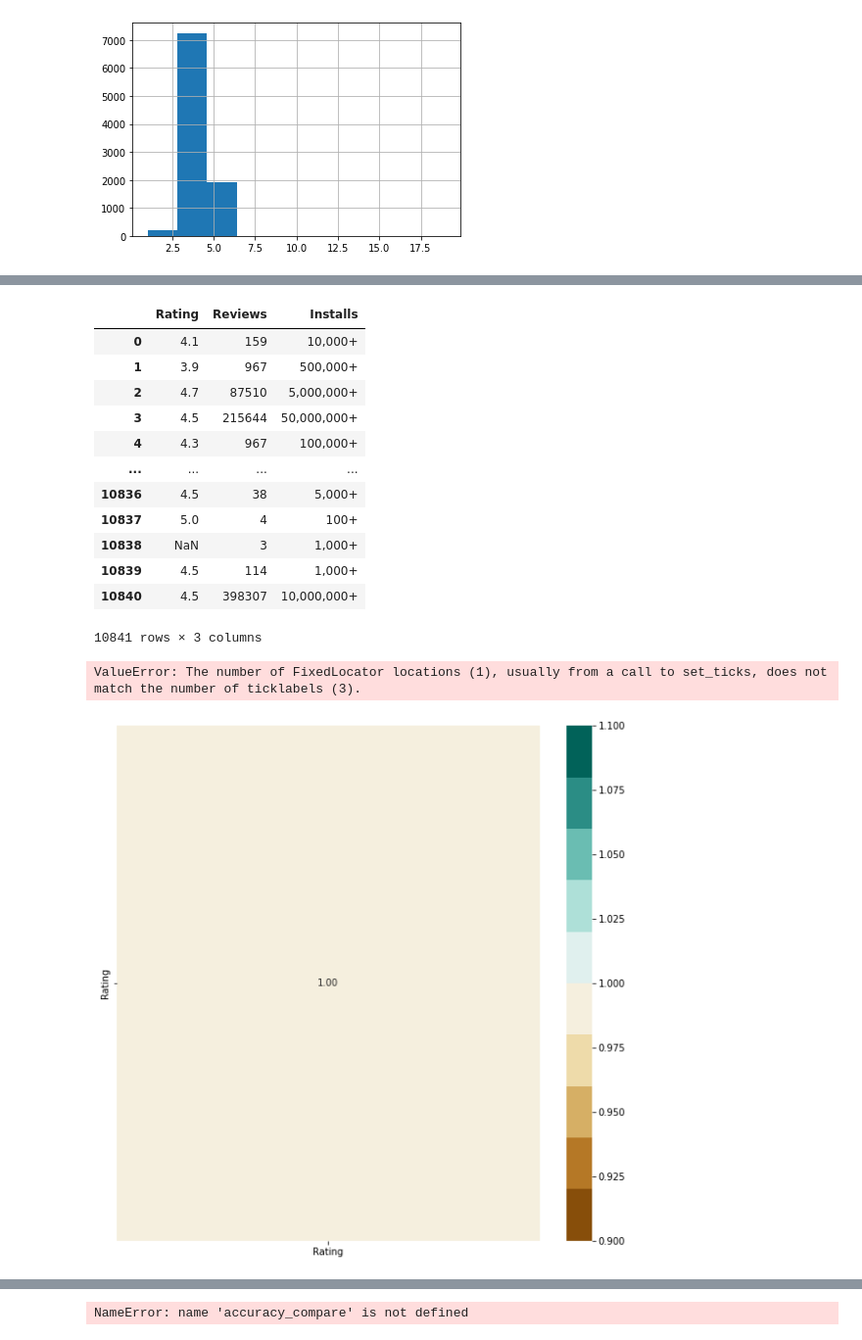
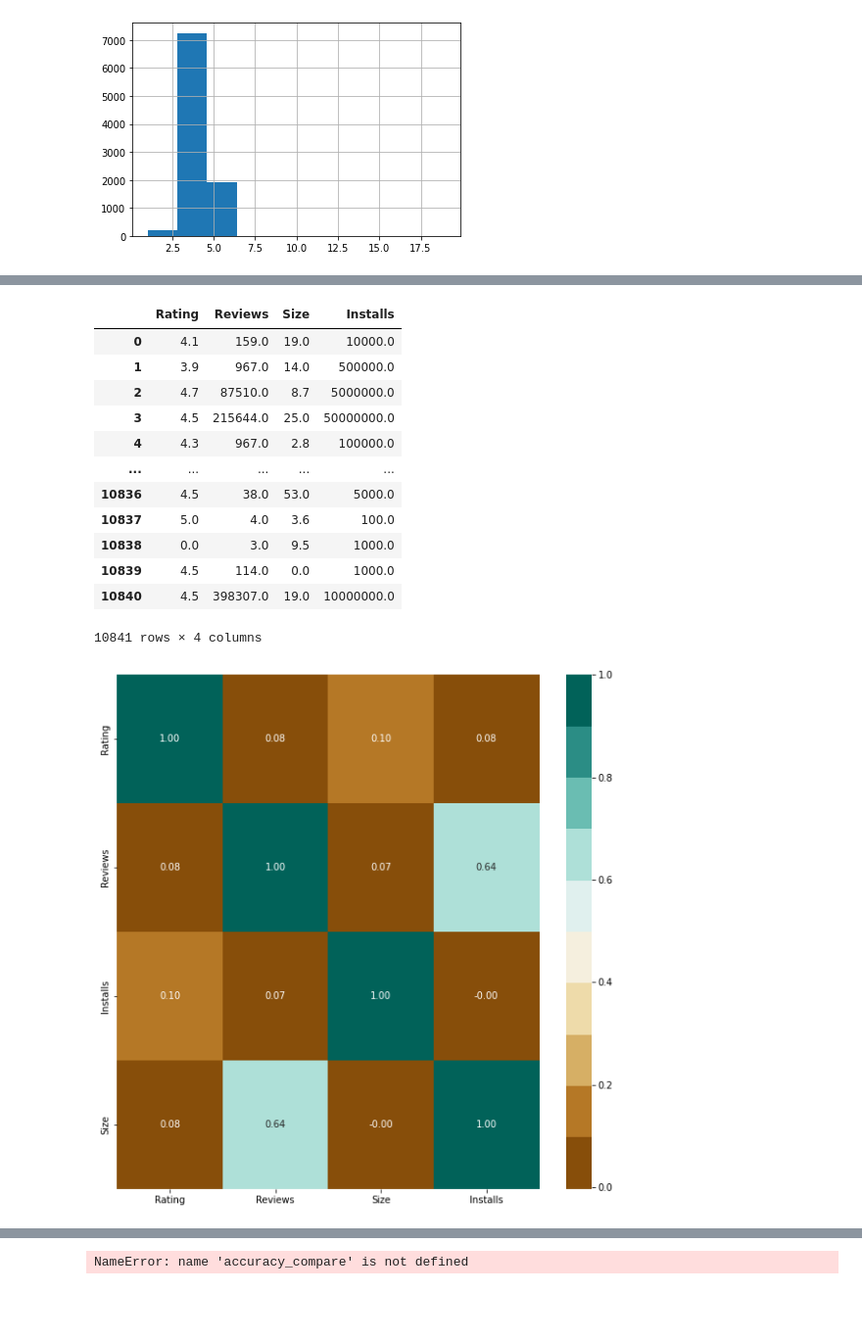
Before and after one commit to mrskaterr/Machine-Learning, a Jupyter notebook: googleplay.ipynb, the cells around one changed output, grey strips where cells are left out. Shown at 98% size. Cells and saved outputs as stored; diff of their text form; code cells hidden in the pictures; blank space fills up the shorter version.

```diff
--- a/googleplay.ipynb
+++ b/googleplay.ipynb
@@ -9,6 +9,9 @@ import matplotlib.pyplot as plt
 
 # importowanie csv do ramki danych
 googleplaystore = pd.read_csv('googleplaystore.csv')
-googleplaystore.head(10)
+googleplaystore['Size'] = googleplaystore['Size'].str.replace("M","")
+googleplaystore['Installs'] = googleplaystore['Installs'].str.replace(",","")
+googleplaystore['Installs'] = googleplaystore['Installs'].str.replace("+","")
+googleplaystore.head(1000)
 # %% [output]
 |  | App | Category | Rating | Reviews | Size | Installs | Type | Price | Content Rating | Genres | ... |
@@ -60,3 +67,13 @@ googleplaystore['Rating'].hist()
 # %%
 # rozkład danych z uwzglednieniem wieku
 #passengers['Age'].plot.box()
+
+googleplaystore['Reviews'] = pd.to_numeric(googleplaystore['Reviews'], errors='coerce')
+googleplaystore['Installs'] = pd.to_numeric(googleplaystore['Installs'], errors='coerce')
+googleplaystore['Size'] = pd.to_numeric(googleplaystore['Size'], errors='coerce')
+
+googleplaystore = googleplaystore.replace(np.nan, 0, regex=True)
+
+print(googleplaystore.describe())
+print(googleplaystore.info())
+print(googleplaystore.isnull().values.any())
@@ -63,52 +98,51 @@ googleplaystore['Rating'].hist()
 # %%
 #2. usuwanie nieprzydatnych danych
-googleplaystore.drop(['Last Updated','App', 'Category','Size','Current Ver', 'Android Ver','Price','Type','Content Rating','Genres'], axis=1, inplace = True)
+googleplaystore.drop(['Last Updated','App', 'Category','Current Ver', 'Android Ver','Price','Type','Content Rating','Genres'], axis=1, inplace = True)
 googleplaystore
 # %% [output]
-|  | Rating | Reviews | Installs |
-| 0 | 4.1 | 159 | 10,000+ |
-| 1 | 3.9 | 967 | 500,000+ |
-| 2 | 4.7 | 87510 | 5,000,000+ |
-| 3 | 4.5 | 215644 | 50,000,000+ |
-| 4 | 4.3 | 967 | 100,000+ |
-| ... | ... | ... | ... |
-| 10836 | 4.5 | 38 | 5,000+ |
-| 10837 | 5.0 | 4 | 100+ |
-| 10838 | NaN | 3 | 1,000+ |
-| 10839 | 4.5 | 114 | 1,000+ |
-| 10840 | 4.5 | 398307 | 10,000,000+ |
+|  | Rating | Reviews | Size | Installs |
+| 0 | 4.1 | 159.0 | 19.0 | 10000.0 |
+| 1 | 3.9 | 967.0 | 14.0 | 500000.0 |
+| 2 | 4.7 | 87510.0 | 8.7 | 5000000.0 |
+| 3 | 4.5 | 215644.0 | 25.0 | 50000000.0 |
+| 4 | 4.3 | 967.0 | 2.8 | 100000.0 |
+| ... | ... | ... | ... | ... |
+| 10836 | 4.5 | 38.0 | 53.0 | 5000.0 |
+| 10837 | 5.0 | 4.0 | 3.6 | 100.0 |
+| 10838 | 0.0 | 3.0 | 9.5 | 1000.0 |
+| 10839 | 4.5 | 114.0 | 0.0 | 1000.0 |
+| 10840 | 4.5 | 398307.0 | 19.0 | 10000000.0 |
-10841 rows × 3 columns
+10841 rows × 4 columns
 # %%
 # wyznaczenie macierzy korelacji
 
 correlations = googleplaystore.corr()
 fig, ax = plt.subplots(figsize=(10, 10))
 
 colormap = sns.color_palette("BrBG", 10)
 
 sns.heatmap(correlations,
     cmap=colormap,
     annot=True,
     fmt=".2f")
-ax.set_yticklabels(googleplaystore.columns);
+ax.set_yticklabels(['Rating','Reviews','Installs','Size']);
 
 plt.show()
 
 
 # Variable	Definition	Key
 # survival 	Survival 	0 = No, 1 = Yes
 # pclass 	Ticket class 	1 = 1st, 2 = 2nd, 3 = 3rd
 # sex 	Sex
 # Age 	Age in years
 # sibsp 	# of siblings / spouses aboard the Titanic
 # parch 	# of parents / children aboard the Titanic
 # ticket 	Ticket number
 # fare 	Passenger fare
 # cabin 	Cabin number
 # embarked 	Port of Embarkation 	C = Cherbourg, Q = Queenstown, S = Southampton
 # %% [output]
-ValueError: The number of FixedLocator locations (1), usually from a call to set_ticks, does not match the number of ticklabels (3).
-[figure, old version]
+[figure, new version]
 # %%
 # uzupełnienie pustych wartości
 googleplaystore.fillna(googleplaystore.mean(), inplace=True)
```
Also changed, not shown: parts of 11 cells of this notebook.
